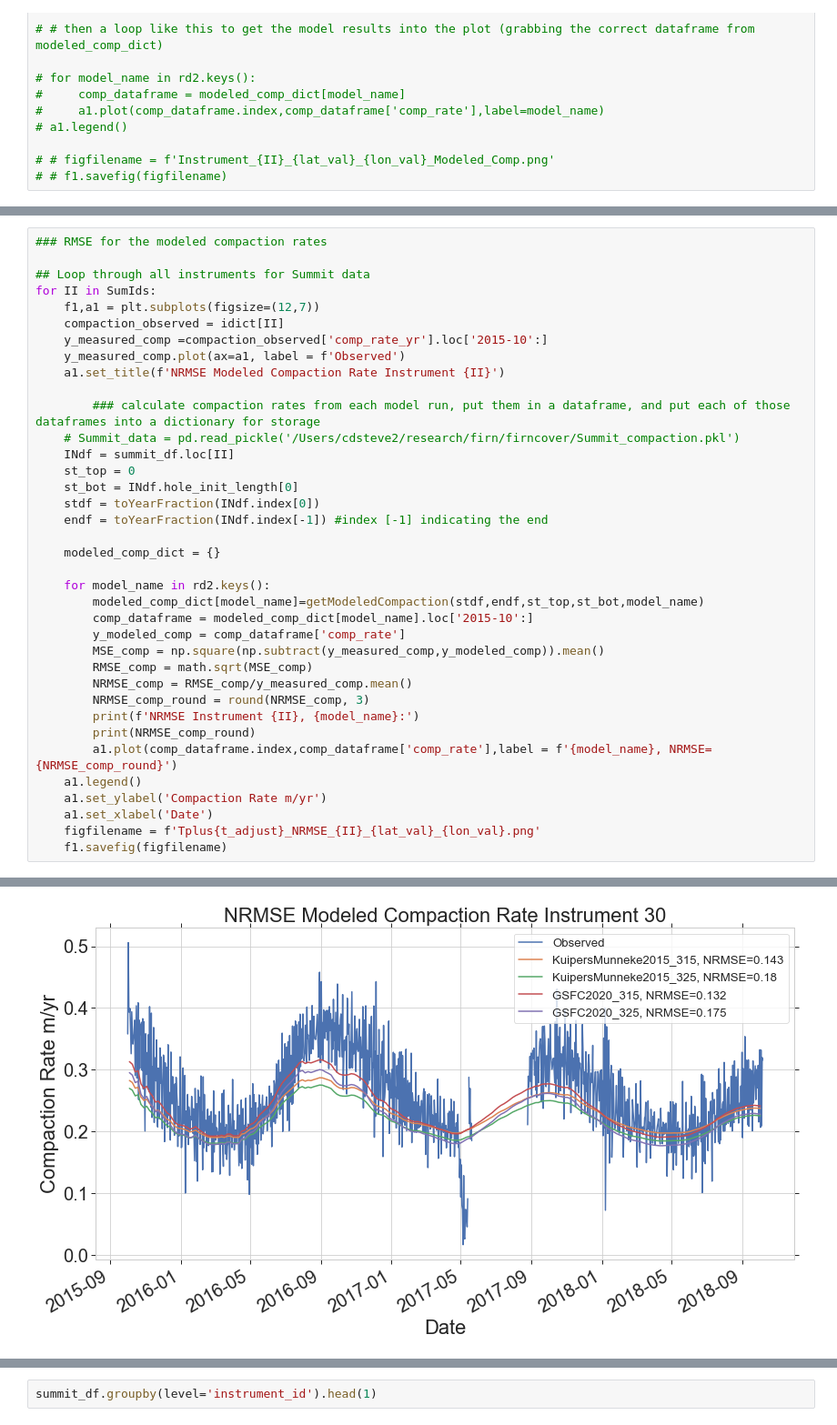
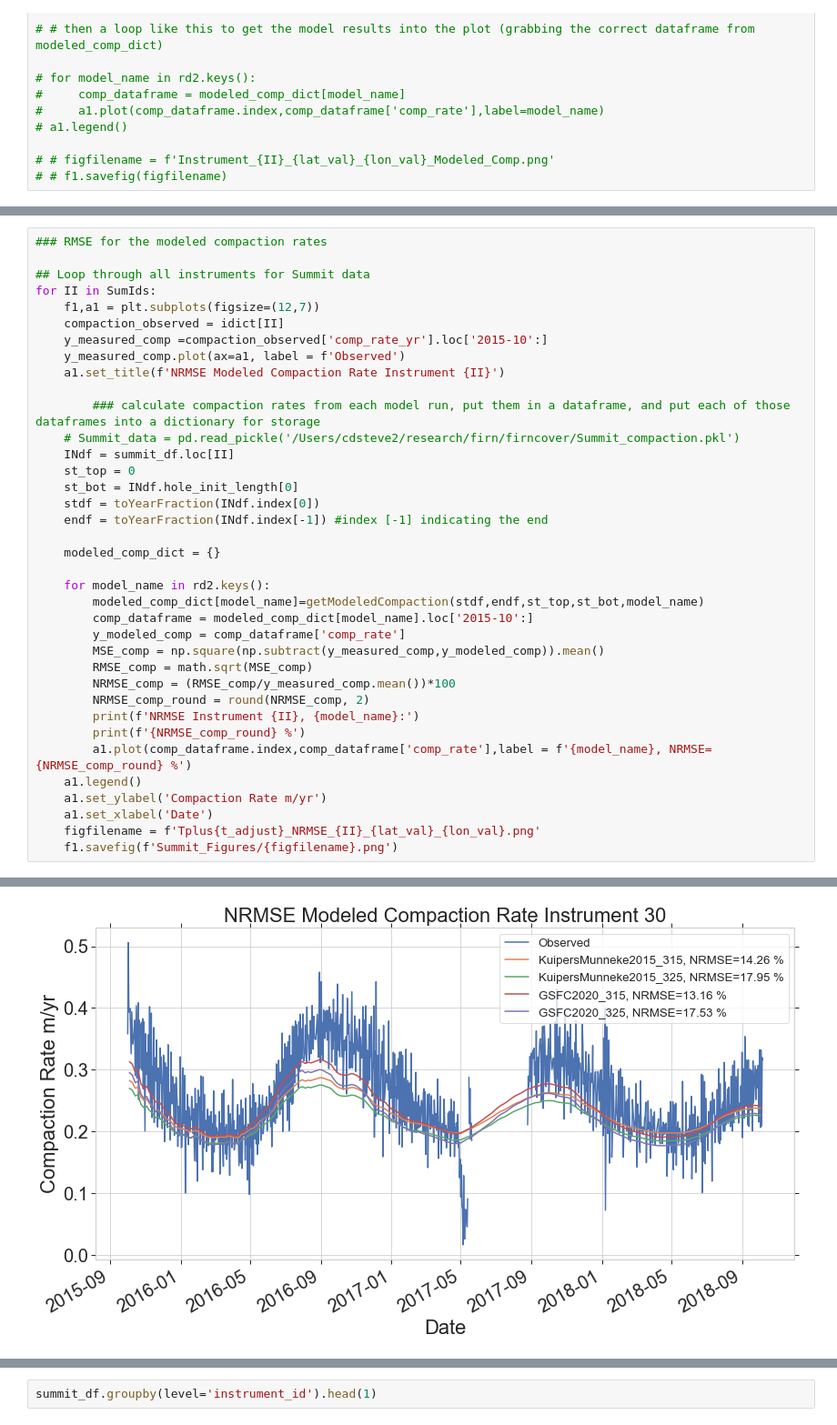
Before and after one commit to maximusjstevens/firncover, a Jupyter notebook: Summit_Model_Comp.ipynb, the cells around one changed output, grey strips where cells are left out. Shown at 91% size. Cells and saved outputs as stored; diff of their text form.

```diff
--- a/Summit_Model_Comp.ipynb
+++ b/Summit_Model_Comp.ipynb
@@ -405,15 +405,15 @@ for II in SumIds:
         y_modeled_comp = comp_dataframe['comp_rate']
         MSE_comp = np.square(np.subtract(y_measured_comp,y_modeled_comp)).mean()
         RMSE_comp = math.sqrt(MSE_comp)
-        NRMSE_comp = RMSE_comp/y_measured_comp.mean()
-        NRMSE_comp_round = round(NRMSE_comp, 3)
+        NRMSE_comp = (RMSE_comp/y_measured_comp.mean())*100
+        NRMSE_comp_round = round(NRMSE_comp, 2)
         print(f'NRMSE Instrument {II}, {model_name}:')
-        print(NRMSE_comp_round)
-        a1.plot(comp_dataframe.index,comp_dataframe['comp_rate'],label = f'{model_name}, NRMSE={NRMSE_comp_round}')
+        print(f'{NRMSE_comp_round} %')
+        a1.plot(comp_dataframe.index,comp_dataframe['comp_rate'],label = f'{model_name}, NRMSE={NRMSE_comp_round} %')
     a1.legend()
     a1.set_ylabel('Compaction Rate m/yr')
     a1.set_xlabel('Date')
     figfilename = f'Tplus{t_adjust}_NRMSE_{II}_{lat_val}_{lon_val}.png'
-    f1.savefig(figfilename)
+    f1.savefig(f'Summit_Figures/{figfilename}.png')
 # %% [output]
 NRMSE Instrument 30, KuipersMunneke2015_315:
@@ -436 +436 @@ NRMSE Instrument 50, GSFC2020_325:
-[figure, old version]
+[figure, new version]
```
Also changed, not shown: parts of 6 cells of this notebook.
